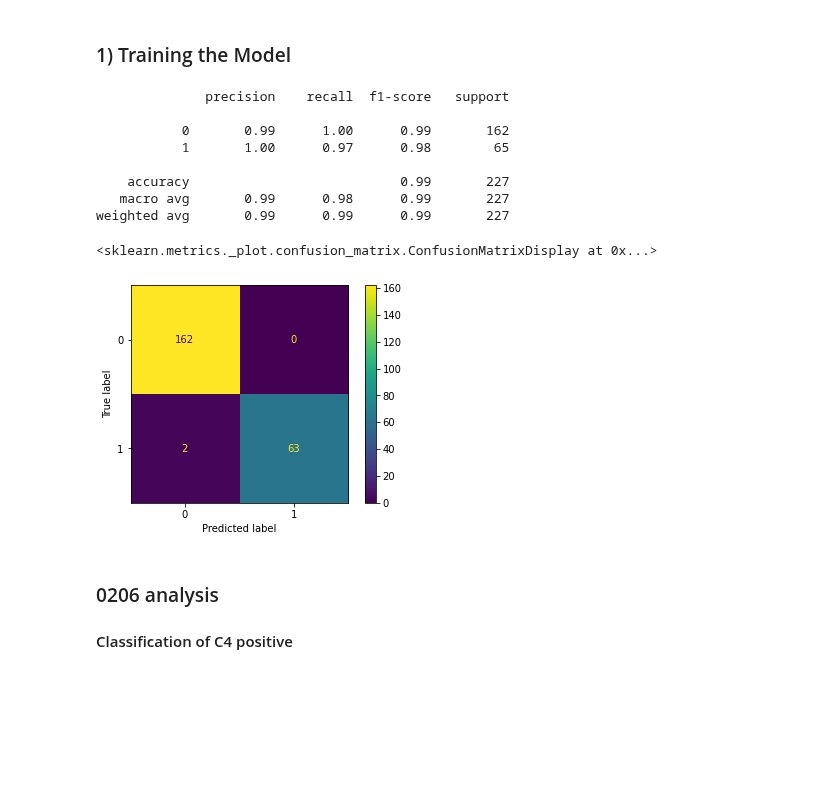
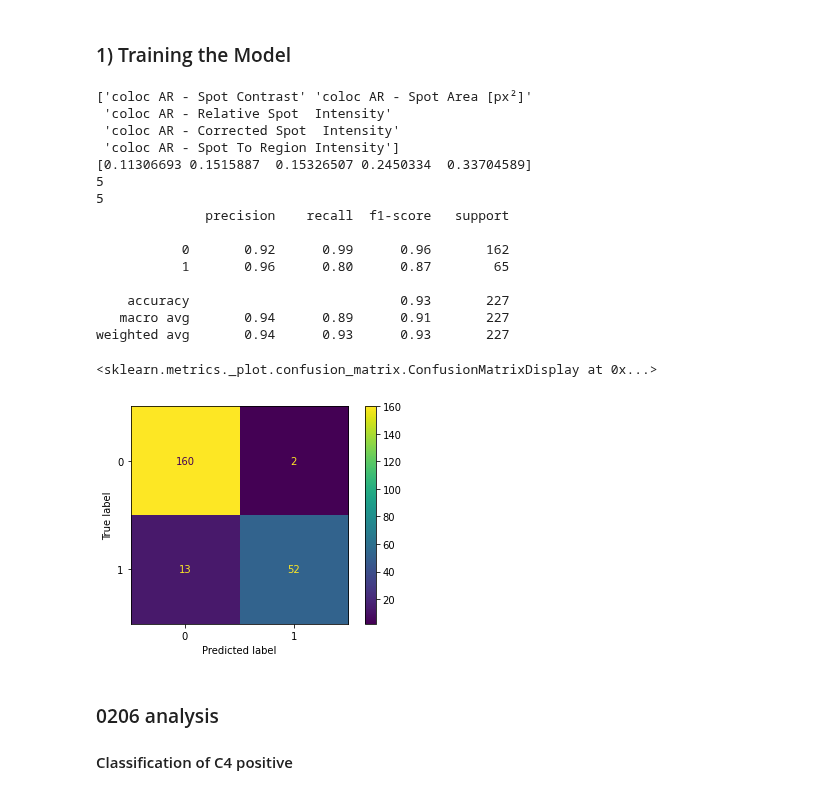
Before and after one commit to niightingale/bep_tools, a Jupyter notebook: fiji_analysis/models_X.ipynb, the cells around one changed output. Saved outputs shown, nothing was run; the diff lists cells and outputs as text; code cells hidden in the pictures; blank space fills up the shorter version.

Commit message:
screener random option works good now

```diff
--- a/fiji_analysis/models_X.ipynb
+++ b/fiji_analysis/models_X.ipynb
@@ -83,27 +83,44 @@ from sklearn.metrics import accuracy_score, precision_score, recall_score, f1_sc
 from sklearn.metrics import classification_report, ConfusionMatrixDisplay
 from sklearn.ensemble import BaggingClassifier, RandomForestClassifier
 # %%
+import pickle
+
 y= ar_wt_pos['trc']
 X = ar_wt_pos[['coloc AR - Spot Contrast', 'coloc AR - Spot Area [px²]', 'coloc AR - Relative Spot  Intensity', 'coloc AR - Corrected Spot  Intensity', 'coloc AR - Spot To Region Intensity']]
 
-c = RandomForestClassifier(n_estimators=10, max_features=1)
+c = RandomForestClassifier(n_estimators = 10, max_depth = 5)
 m_rf = c.fit(X,y)
+
+print(str(m_rf.feature_names_in_))
+print(m_rf.feature_importances_)
+print(m_rf.n_features_)
+print(m_rf.max_depth)
+
+pickle.dump(m_rf, open("mevoj.kpt", "wb"))
+m_rf = pickle.load(open("mevoj.kpt", "rb"))
 
 p = m_rf.predict(X)
 
 print(classification_report(y,p))
 ConfusionMatrixDisplay.from_predictions(y, p)
 # %% [output]
+['coloc AR - Spot Contrast' 'coloc AR - Spot Area [px²]'
+ 'coloc AR - Relative Spot  Intensity'
+ 'coloc AR - Corrected Spot  Intensity'
+ 'coloc AR - Spot To Region Intensity']
+[0.11306693 0.1515887  0.15326507 0.2450334  0.33704589]
+5
+5
               precision    recall  f1-score   support
 
-           0       0.99      1.00      0.99       162
-           1       1.00      0.97      0.98        65
+           0       0.92      0.99      0.96       162
+           1       0.96      0.80      0.87        65
 
-    accuracy                           0.99       227
-   macro avg       0.99      0.98      0.99       227
-weighted avg       0.99      0.99      0.99       227
+    accuracy                           0.93       227
+   macro avg       0.94      0.89      0.91       227
+weighted avg       0.94      0.93      0.93       227
 <sklearn.metrics._plot.confusion_matrix.ConfusionMatrixDisplay at 0x...>
-[figure, old version]
+[figure, new version]
 # %% [markdown]
 ### 0206 analysis
 #### Classification of C4 positive
```
Also changed, not shown: parts of 1 cell of this notebook, 21 other files.
